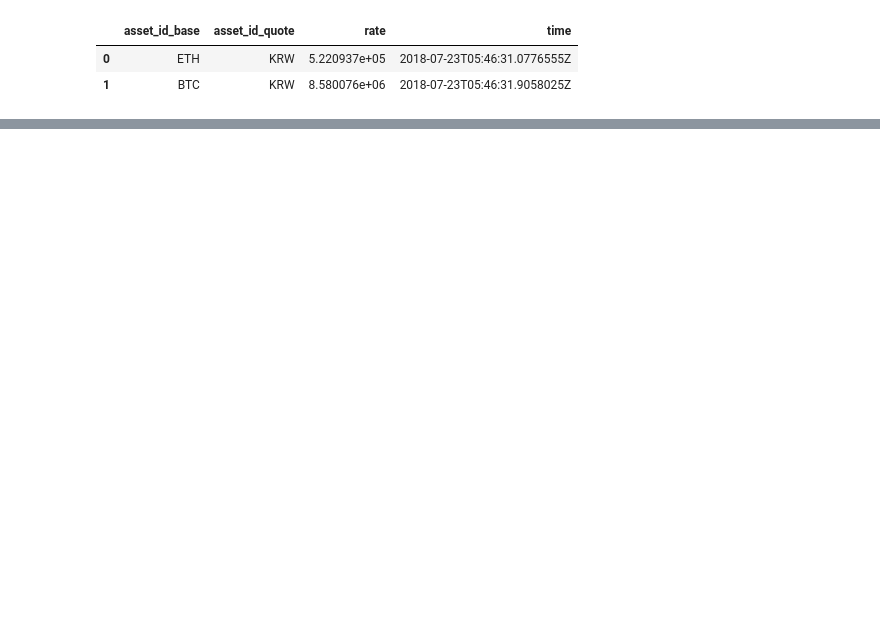
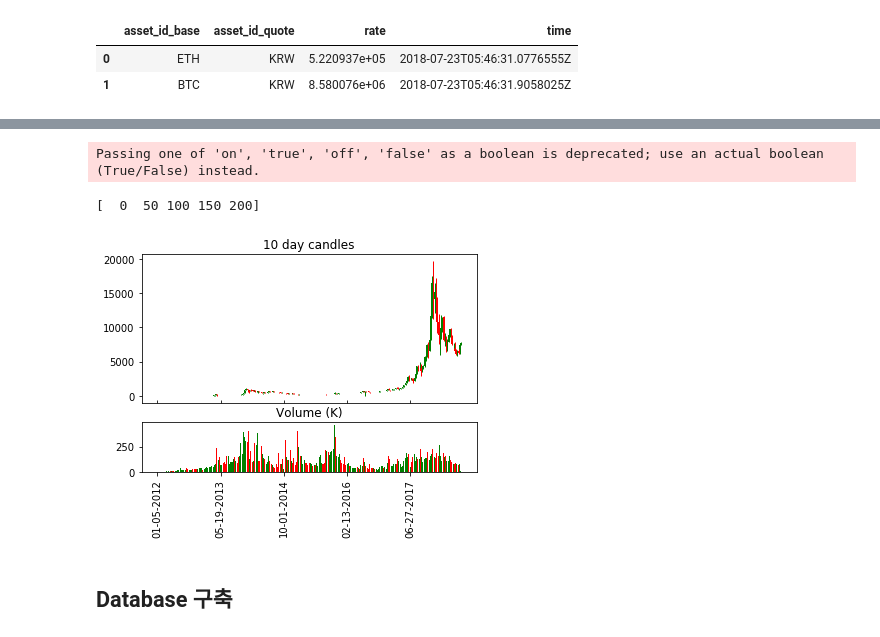
Before and after one commit to jpark77/NeuralBC, a Jupyter notebook: AI_Model_Scripts/Coin_Exchange_Rate.ipynb, the cells around one changed output, grey strips where cells are left out. Drawn from its saved outputs; the diff is of its cells as text; code cells hidden in the pictures; blank space fills up the shorter version.

```diff
--- a/AI_Model_Scripts/Coin_Exchange_Rate.ipynb
+++ b/AI_Model_Scripts/Coin_Exchange_Rate.ipynb
@@ -62,3 +166,12 @@ DF
+# %%
+from custom_candlestick import plot_candles
+plot_candles(DF, title='10 day candles', volume_bars=True)
+# %% [output]
+Passing one of 'on', 'true', 'off', 'false' as a boolean is deprecated; use an actual boolean (True/False) instead.
+[  0  50 100 150 200]
+[figure, added]
+# %% [markdown]
+## Database 구축
 # %%
 import MySQLdb
 # %%
```
Also changed, not shown: parts of 20 cells of this notebook, 1 other file.
